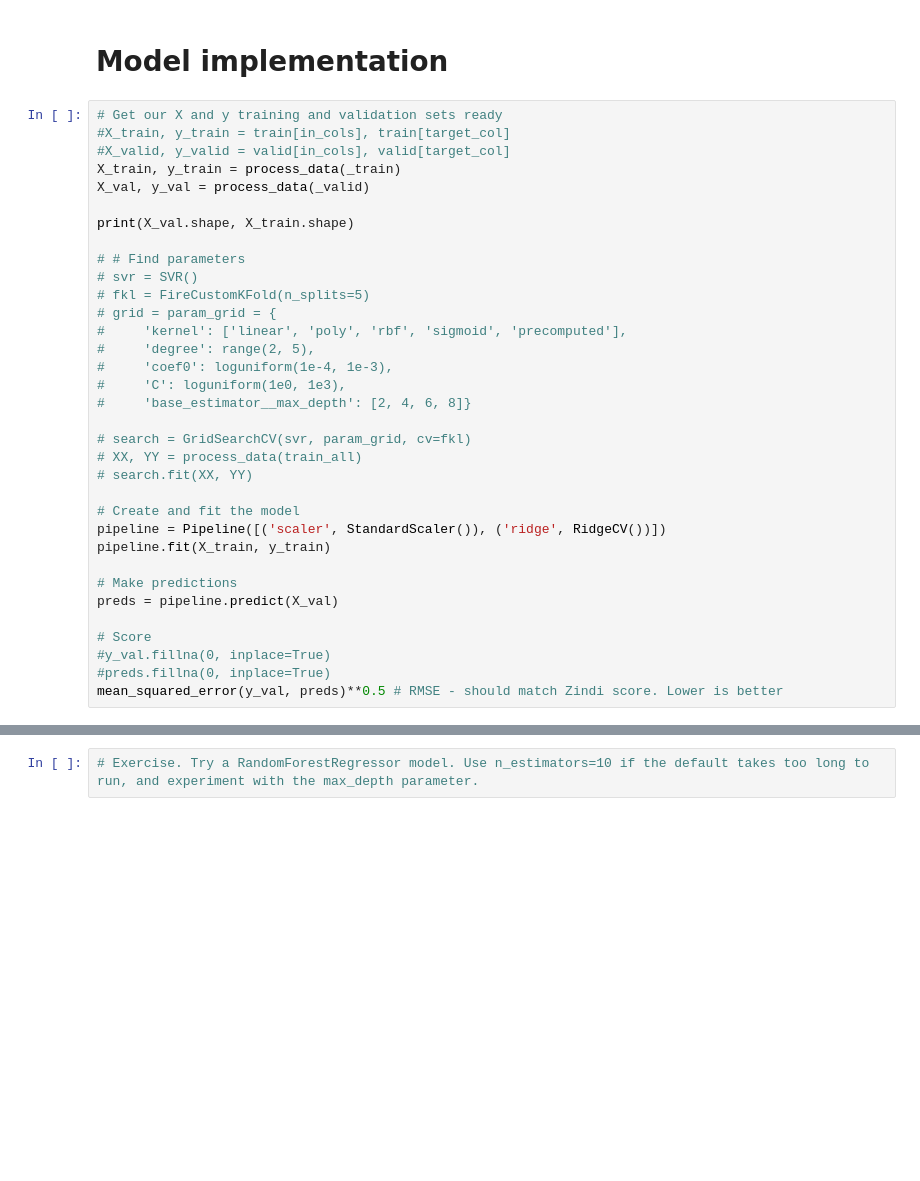
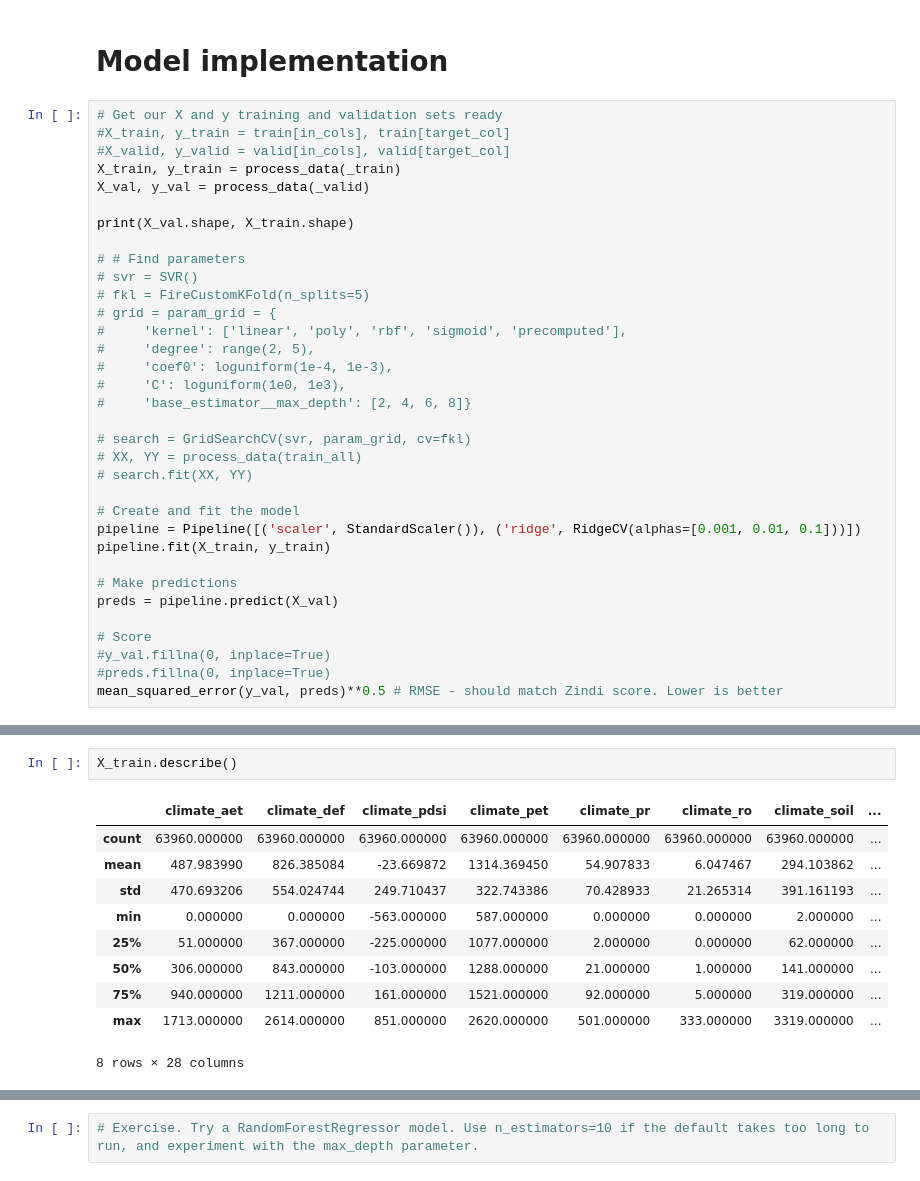
Before and after one commit to boladjivinny/fire-prediction, a Jupyter notebook: FirePrediction.ipynb, the cells around one changed output, grey strips where cells are left out. Saved outputs shown, nothing was run; the diff lists cells and outputs as text; blank space fills up the shorter version.

```diff
--- a/FirePrediction.ipynb
+++ b/FirePrediction.ipynb
@@ -220,7 +210,7 @@ print(X_val.shape, X_train.shape)
 # search.fit(XX, YY)
 
 # Create and fit the model
-pipeline = Pipeline([('scaler', StandardScaler()), ('ridge', RidgeCV())])
+pipeline = Pipeline([('scaler', StandardScaler()), ('ridge', RidgeCV(alphas=[0.001, 0.01, 0.1]))])
 pipeline.fit(X_train, y_train)
 
 # Make predictions
@@ -241,3 +243,16 @@ See the caveats in the documentation: https://pandas.pydata.org/pandas-docs/stab
+# %%
+X_train.describe()
+# %% [output]
+|  | climate_aet | climate_def | climate_pdsi | climate_pet | climate_pr | climate_ro | climate_soil | ... |
+| count | 63960.000000 | 63960.000000 | 63960.000000 | 63960.000000 | 63960.000000 | 63960.000000 | 63960.000000 | ... |
+| mean | 487.983990 | 826.385084 | -23.669872 | 1314.369450 | 54.907833 | 6.047467 | 294.103862 | ... |
+| std | 470.693206 | 554.024744 | 249.710437 | 322.743386 | 70.428933 | 21.265314 | 391.161193 | ... |
+| min | 0.000000 | 0.000000 | -563.000000 | 587.000000 | 0.000000 | 0.000000 | 2.000000 | ... |
+| 25% | 51.000000 | 367.000000 | -225.000000 | 1077.000000 | 2.000000 | 0.000000 | 62.000000 | ... |
+| 50% | 306.000000 | 843.000000 | -103.000000 | 1288.000000 | 21.000000 | 1.000000 | 141.000000 | ... |
+| 75% | 940.000000 | 1211.000000 | 161.000000 | 1521.000000 | 92.000000 | 5.000000 | 319.000000 | ... |
+| max | 1713.000000 | 2614.000000 | 851.000000 | 2620.000000 | 501.000000 | 333.000000 | 3319.000000 | ... |
+8 rows × 28 columns
 # %%
 # Train on the full dataset
 X_full, y_full = process_data(train_all)
```
Also changed, not shown: parts of 8 cells of this notebook, 1 other file.
